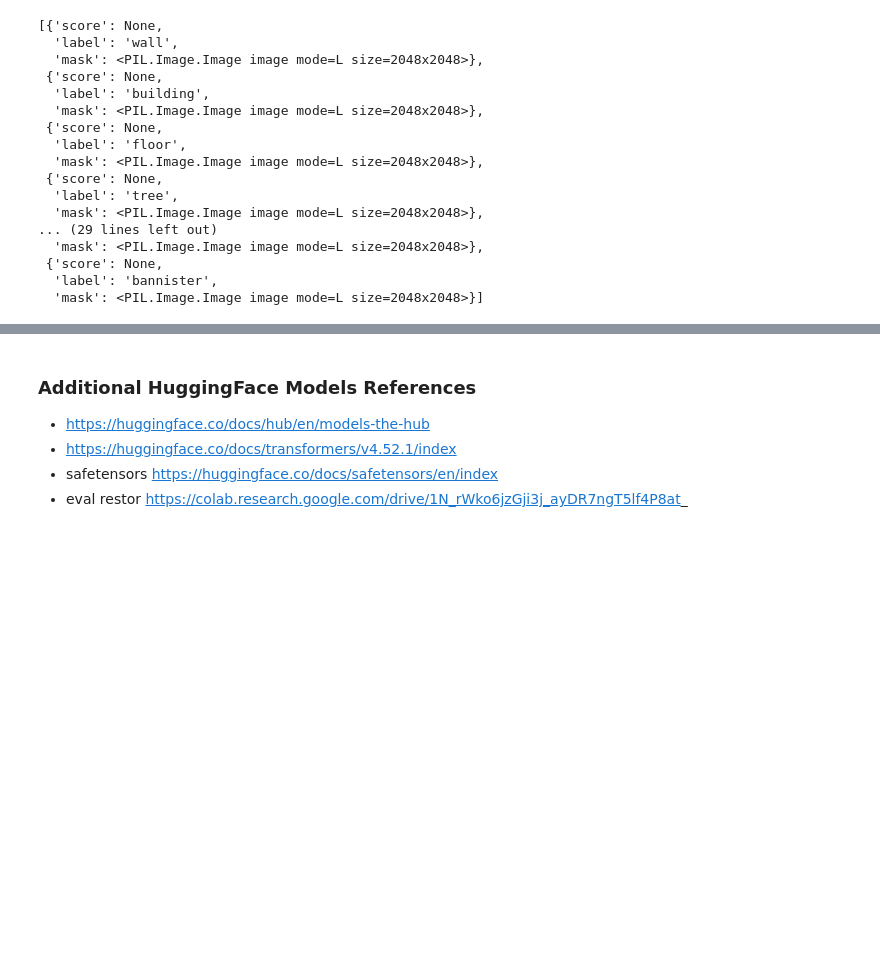
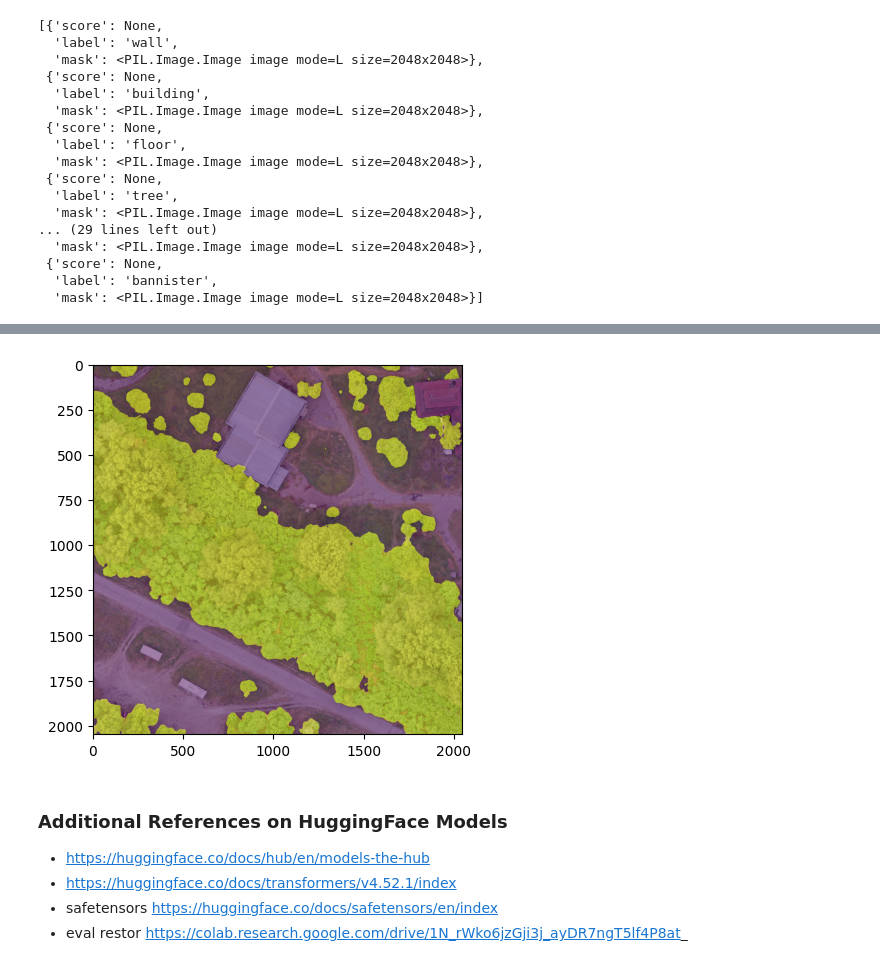
Before and after one commit to audiracmichelle/huggingface_workshop, a Jupyter notebook: huggingface_workshop.ipynb, the cells around one changed output, grey strips where cells are left out. Drawn from its saved outputs; the diff is of its cells as text; code cells hidden in the pictures; blank space fills up the shorter version.

```diff
--- a/huggingface_workshop.ipynb
+++ b/huggingface_workshop.ipynb
@@ -323,0 +418,9 @@ plt.show()
+# %%
+"""
+Remember that the sample was pulled from the fine tuning training dataset,
+the resulting mask should be a perfect tree cover segmentation)
+"""
+
+restor_tcd_pipeline = pipeline("image-segmentation", model="restor/tcd-segformer-mit-b0")
+result = restor_tcd_pipeline(image)
+result
@@ -324,5 +435,11 @@ plt.show()
+# %%
+plt.imshow(image)
+plt.imshow(result[1]["mask"], alpha=0.5)
+plt.show()
+# %% [output]
+[figure, added]
 # %% [markdown]
-### Additional HuggingFace Models References
+### Additional References on HuggingFace Models
 
 * https://huggingface.co/docs/hub/en/models-the-hub
 * https://huggingface.co/docs/transformers/v4.52.1/index
```
Also changed, not shown: parts of 30 cells of this notebook.
